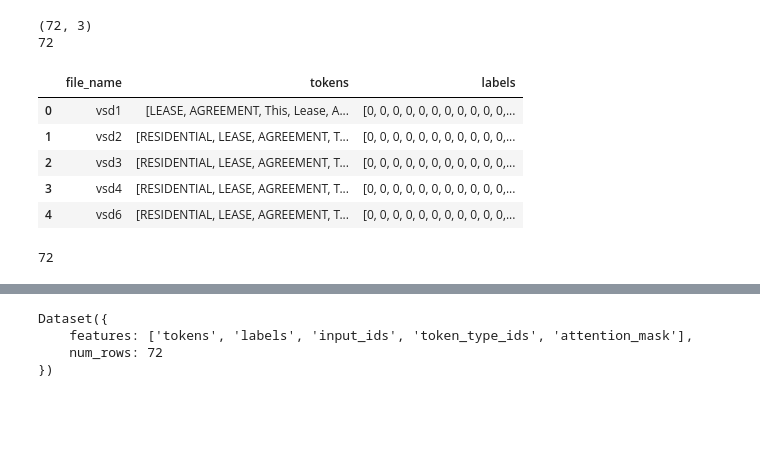
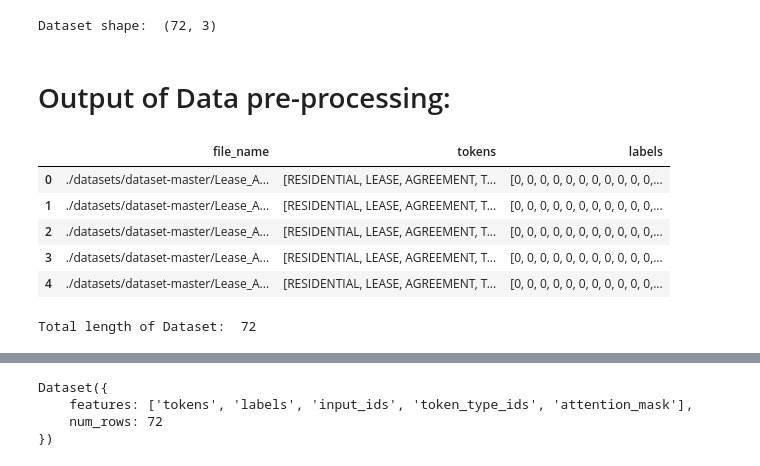
Before and after one commit to akshaychavan7/Lease-Buddy, a Jupyter notebook: backend/fine_tuned_legalBert.ipynb, the cells around one changed output, grey strips where cells are left out. Drawn from its saved outputs; the diff is of its cells as text; code cells hidden in the pictures; blank space fills up the shorter version.

```diff
--- a/backend/fine_tuned_legalBert.ipynb
+++ b/backend/fine_tuned_legalBert.ipynb
@@ -51,29 +106,28 @@ def data_preprocessing(file_name):
             "labels": labels
         })
 # %%
-file_path = ["D:\\NEU\Summer2025\\NLP\FinalProject\Lease-Buddy\\backend\\tagged_dataset3.json" ,"D:\\NEU\Summer2025\\NLP\FinalProject\Lease-Buddy\\backend\\tagged_dataset.json","D:\\NEU\Summer2025\\NLP\FinalProject\Lease-Buddy\\backend\\tagged_dataset4.json"]
+file_path = "./tagged_dataset.json"
 
 import json
 
 # Load JSON from file
-for i in file_path:
-    with open(i) as f:
-        data = json.load(f)
-        data_preprocessing(data)
+with open(file_path, 'r', encoding='utf-8') as f:
+    data = json.load(f)
+    data_preprocessing(data)
 
-df = pd.DataFrame(records)
-print(df.shape)
-print(len(records))
+dataset = pd.DataFrame(records)
+print("Dataset shape: ", dataset.shape)
 # %% [output]
-(72, 3)
-72
+Dataset shape:  (72, 3)
+# %% [markdown]
+# Output of Data pre-processing:
 # %%
-df.head()
+dataset.head()
 # %% [output]
 |  | file_name | tokens | labels |
-| 0 | vsd1 | [LEASE, AGREEMENT, This, Lease, A... | [0, 0, 0, 0, 0, 0, 0, 0, 0, 0, 0,... |
-| 1 | vsd2 | [RESIDENTIAL, LEASE, AGREEMENT, T... | [0, 0, 0, 0, 0, 0, 0, 0, 0, 0, 0,... |
-| 2 | vsd3 | [RESIDENTIAL, LEASE, AGREEMENT, T... | [0, 0, 0, 0, 0, 0, 0, 0, 0, 0, 0,... |
-| 3 | vsd4 | [RESIDENTIAL, LEASE, AGREEMENT, T... | [0, 0, 0, 0, 0, 0, 0, 0, 0, 0, 0,... |
-| 4 | vsd6 | [RESIDENTIAL, LEASE, AGREEMENT, T... | [0, 0, 0, 0, 0, 0, 0, 0, 0, 0, 0,... |
+| 0 | ./datasets/dataset-master/Lease_A... | [RESIDENTIAL, LEASE, AGREEMENT, T... | [0, 0, 0, 0, 0, 0, 0, 0, 0, 0, 0,... |
+| 1 | ./datasets/dataset-master/Lease_A... | [RESIDENTIAL, LEASE, AGREEMENT, T... | [0, 0, 0, 0, 0, 0, 0, 0, 0, 0, 0,... |
+| 2 | ./datasets/dataset-master/Lease_A... | [RESIDENTIAL, LEASE, AGREEMENT, T... | [0, 0, 0, 0, 0, 0, 0, 0, 0, 0, 0,... |
+| 3 | ./datasets/dataset-master/Lease_A... | [RESIDENTIAL, LEASE, AGREEMENT, T... | [0, 0, 0, 0, 0, 0, 0, 0, 0, 0, 0,... |
+| 4 | ./datasets/dataset-master/Lease_A... | [RESIDENTIAL, LEASE, AGREEMENT, T... | [0, 0, 0, 0, 0, 0, 0, 0, 0, 0, 0,... |
 # %%
@@ -99,6 +153,6 @@ df["tokens"] = df["tokens"].apply(safe_parse_list)
 from datasets import Dataset
 
 dataset = Dataset.from_pandas(df[["tokens", "labels"]])
-print(len(dataset))
+print("Total length of Dataset: ", len(dataset))
 # %% [output]
-72
+Total length of Dataset:  72
```
Also changed, not shown: parts of 19 cells of this notebook.
